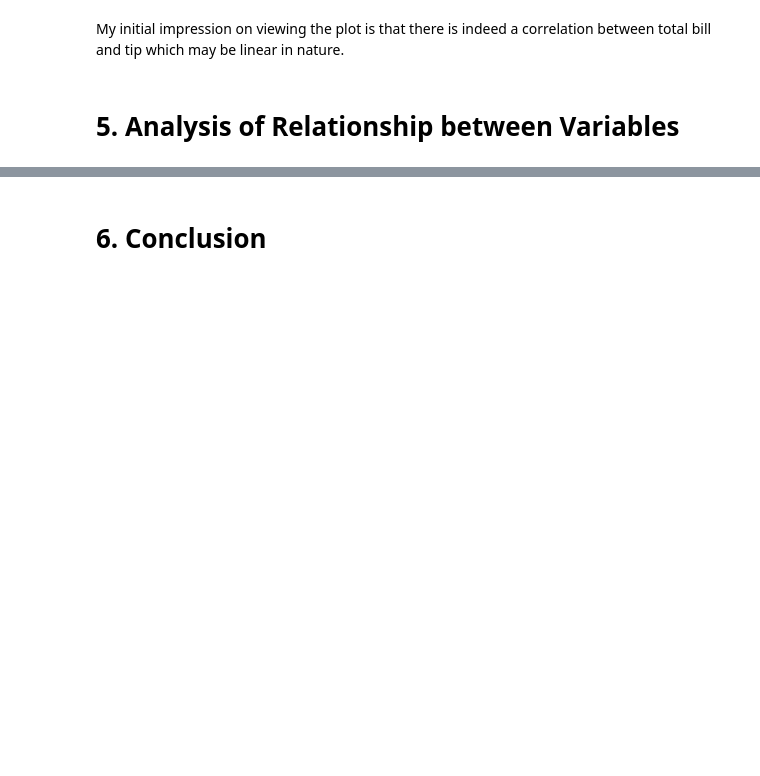
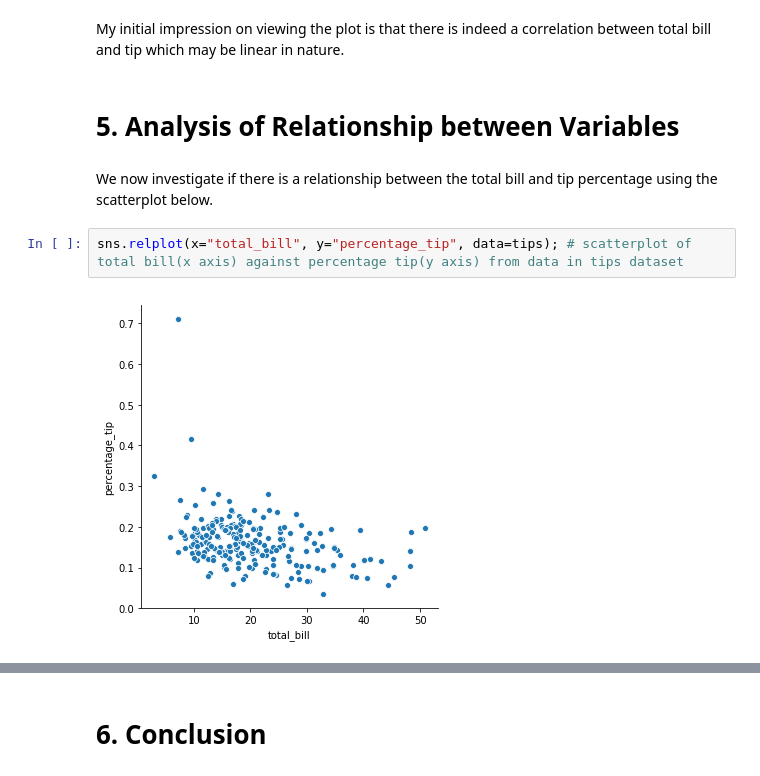
Before and after one commit to michealcannon/fundamentals-project, a Jupyter notebook: Tips Dataset.ipynb, the cells around one changed output, grey strips where cells are left out. Drawn from its saved outputs; the diff is of its cells as text; blank space fills up the shorter version.

Commit message:
added scatterplot and best line fit of total bill to percentage tip

```diff
--- a/Tips Dataset.ipynb
+++ b/Tips Dataset.ipynb
@@ -137,3 +137,9 @@ plt.plot(b,m*b +c) # plot line of best fit using values m and c obtained above
 My initial impression on viewing the plot is that there is indeed a correlation between total bill and tip which may be linear in nature.
 # %% [markdown]
 # 5. Analysis of Relationship between Variables
+# %% [markdown]
+We now investigate if there is a relationship between the total bill and tip percentage using the scatterplot below.
+# %%
+sns.relplot(x="total_bill", y="percentage_tip", data=tips); # scatterplot of total bill(x axis) against percentage tip(y axis) from data in tips dataset
+# %% [output]
+[figure, added]
```
Also changed, not shown: parts of 2 cells of this notebook.
